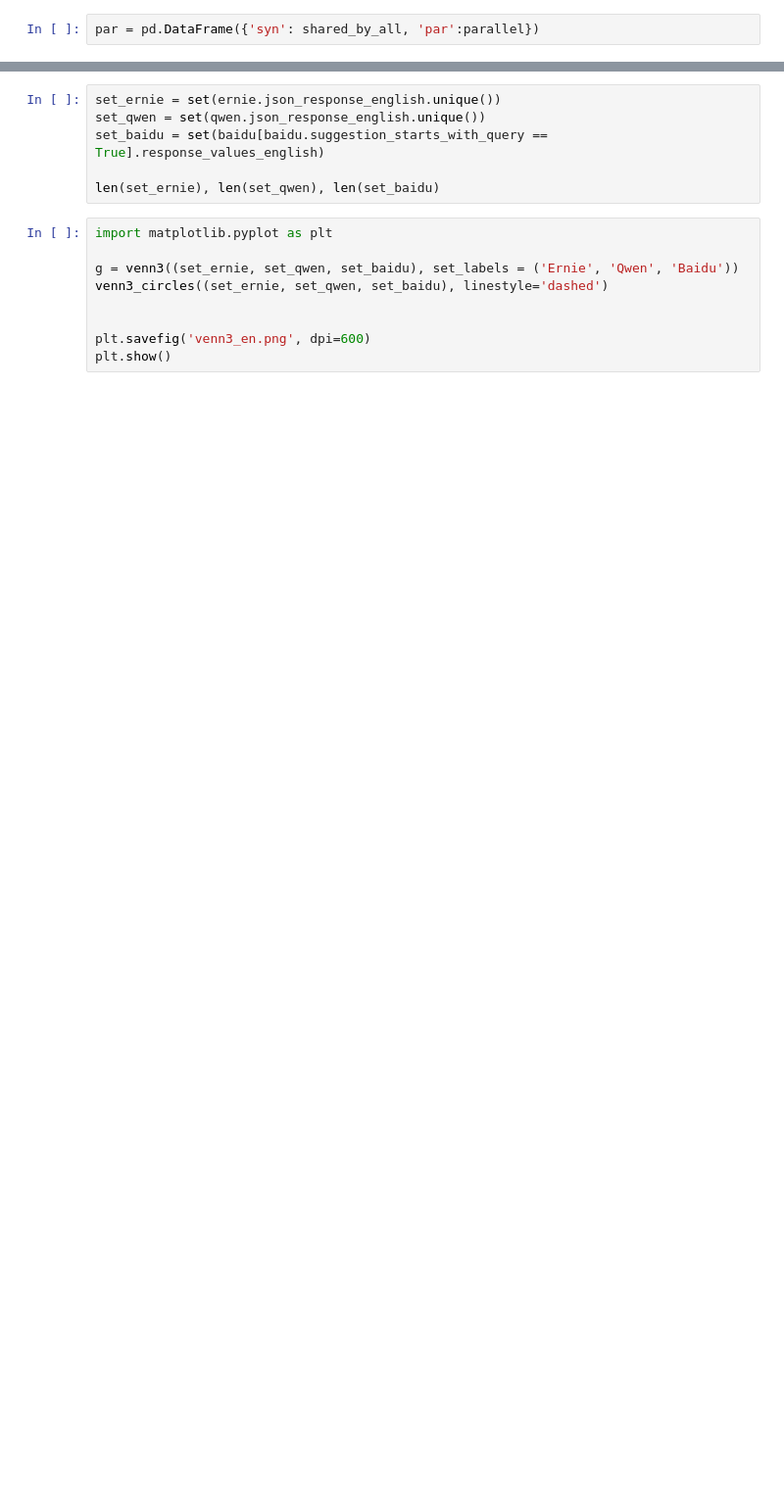
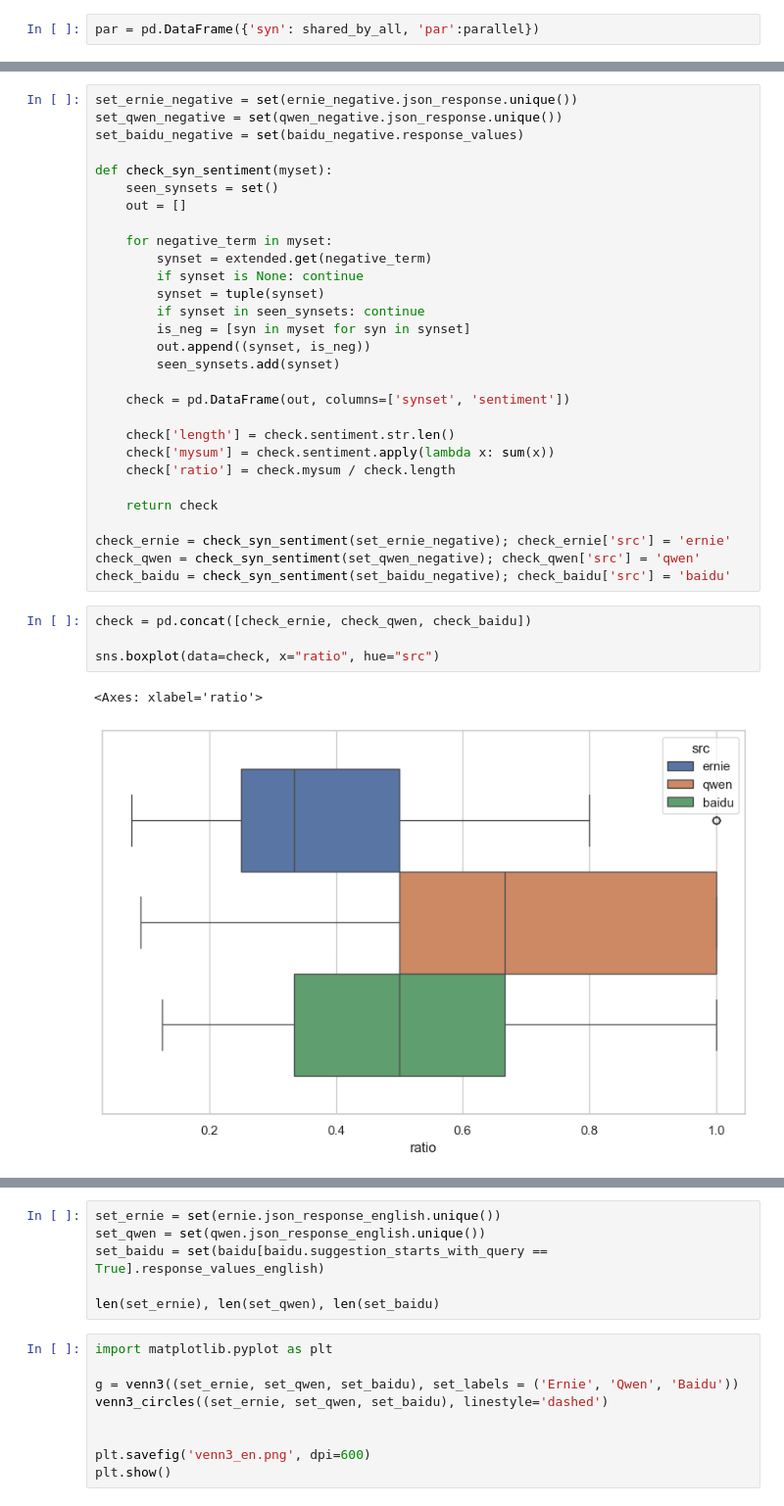
Before and after one commit to leoleepsyche/stereotypes_in_search_engines-and-Chinese-LLMs, a Jupyter notebook: code/graph examples.ipynb, the cells around one changed output, grey strips where cells are left out. Shown at 98% size. Drawn from its saved outputs; the diff is of its cells as text; blank space fills up the shorter version.

```diff
--- a/code/graph examples.ipynb
+++ b/code/graph examples.ipynb
@@ -506,0 +616,36 @@ plt.show()
+# %%
+set_ernie_negative = set(ernie_negative.json_response.unique())
+set_qwen_negative = set(qwen_negative.json_response.unique())
+set_baidu_negative = set(baidu_negative.response_values)
+
+def check_syn_sentiment(myset):
+    seen_synsets = set()
+    out = []
+
+    for negative_term in myset:
+        synset = extended.get(negative_term)
+        if synset is None: continue
+        synset = tuple(synset)
+        if synset in seen_synsets: continue
+        is_neg = [syn in myset for syn in synset]
+        out.append((synset, is_neg))
+        seen_synsets.add(synset)
+
+    check = pd.DataFrame(out, columns=['synset', 'sentiment'])
+
+    check['length'] = check.sentiment.str.len()
+    check['mysum'] = check.sentiment.apply(lambda x: sum(x))
+    check['ratio'] = check.mysum / check.length
+
+    return check
+
+check_ernie = check_syn_sentiment(set_ernie_negative); check_ernie['src'] = 'ernie'
+check_qwen = check_syn_sentiment(set_qwen_negative); check_qwen['src'] = 'qwen'
+check_baidu = check_syn_sentiment(set_baidu_negative); check_baidu['src'] = 'baidu'
+# %%
+check = pd.concat([check_ernie, check_qwen, check_baidu])
+
+sns.boxplot(data=check, x="ratio", hue="src")
+# %% [output]
+<Axes: xlabel='ratio'>
+[figure, added]
```
Also changed, not shown: parts of 30 cells of this notebook.
